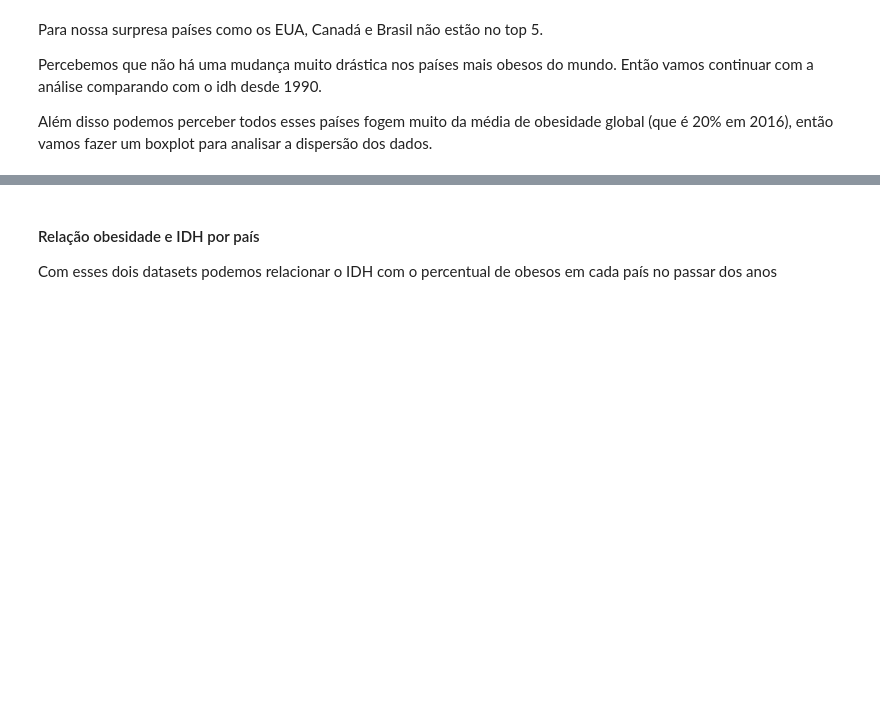
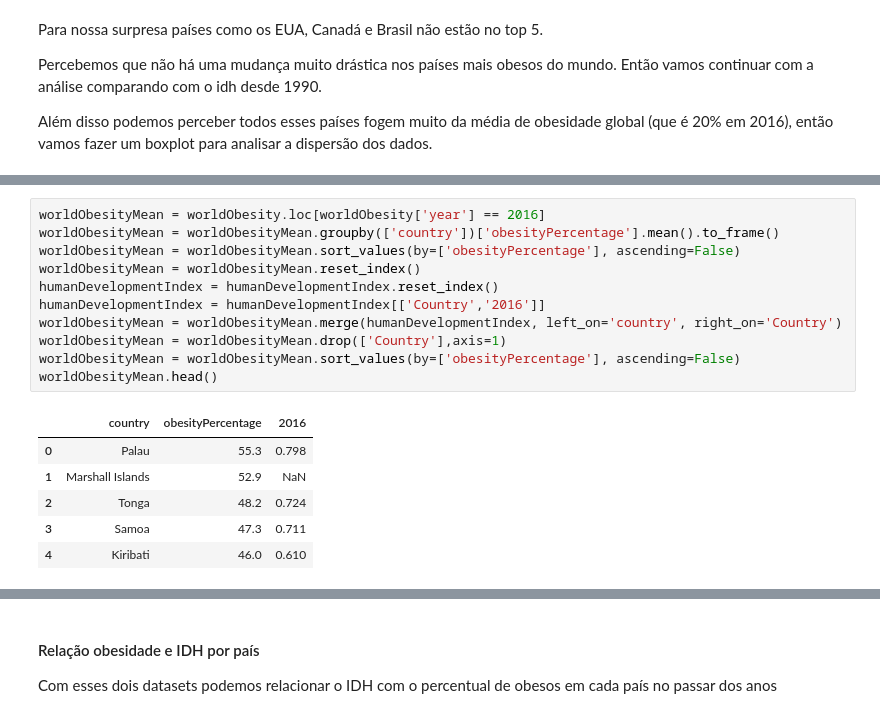
Before and after one commit to if1015-datascience-ufpe/2018-2-projeto-follow-up, a Jupyter notebook: src/Follow UP.ipynb, the cells around one changed output, grey strips where cells are left out. Drawn from its saved outputs; the diff is of its cells as text; blank space fills up the shorter version.

```diff
--- a/src/Follow UP.ipynb
+++ b/src/Follow UP.ipynb
@@ -157,0 +162,18 @@ Fazer boxplot e double bar chart com taxa de obesidade e idh
+# %%
+worldObesityMean = worldObesity.loc[worldObesity['year'] == 2016]
+worldObesityMean = worldObesityMean.groupby(['country'])['obesityPercentage'].mean().to_frame()
+worldObesityMean = worldObesityMean.sort_values(by=['obesityPercentage'], ascending=False)
+worldObesityMean = worldObesityMean.reset_index()
+humanDevelopmentIndex = humanDevelopmentIndex.reset_index()
+humanDevelopmentIndex = humanDevelopmentIndex[['Country','2016']]
+worldObesityMean = worldObesityMean.merge(humanDevelopmentIndex, left_on='country', right_on='Country')
+worldObesityMean = worldObesityMean.drop(['Country'],axis=1)
+worldObesityMean = worldObesityMean.sort_values(by=['obesityPercentage'], ascending=False)
+worldObesityMean.head()
+# %% [output]
+|  | country | obesityPercentage | 2016 |
+| 0 | Palau | 55.3 | 0.798 |
+| 1 | Marshall Islands | 52.9 | NaN |
+| 2 | Tonga | 48.2 | 0.724 |
+| 3 | Samoa | 47.3 | 0.711 |
+| 4 | Kiribati | 46.0 | 0.610 |
```
Also changed, not shown: parts of 21 cells of this notebook, 1 other file.
